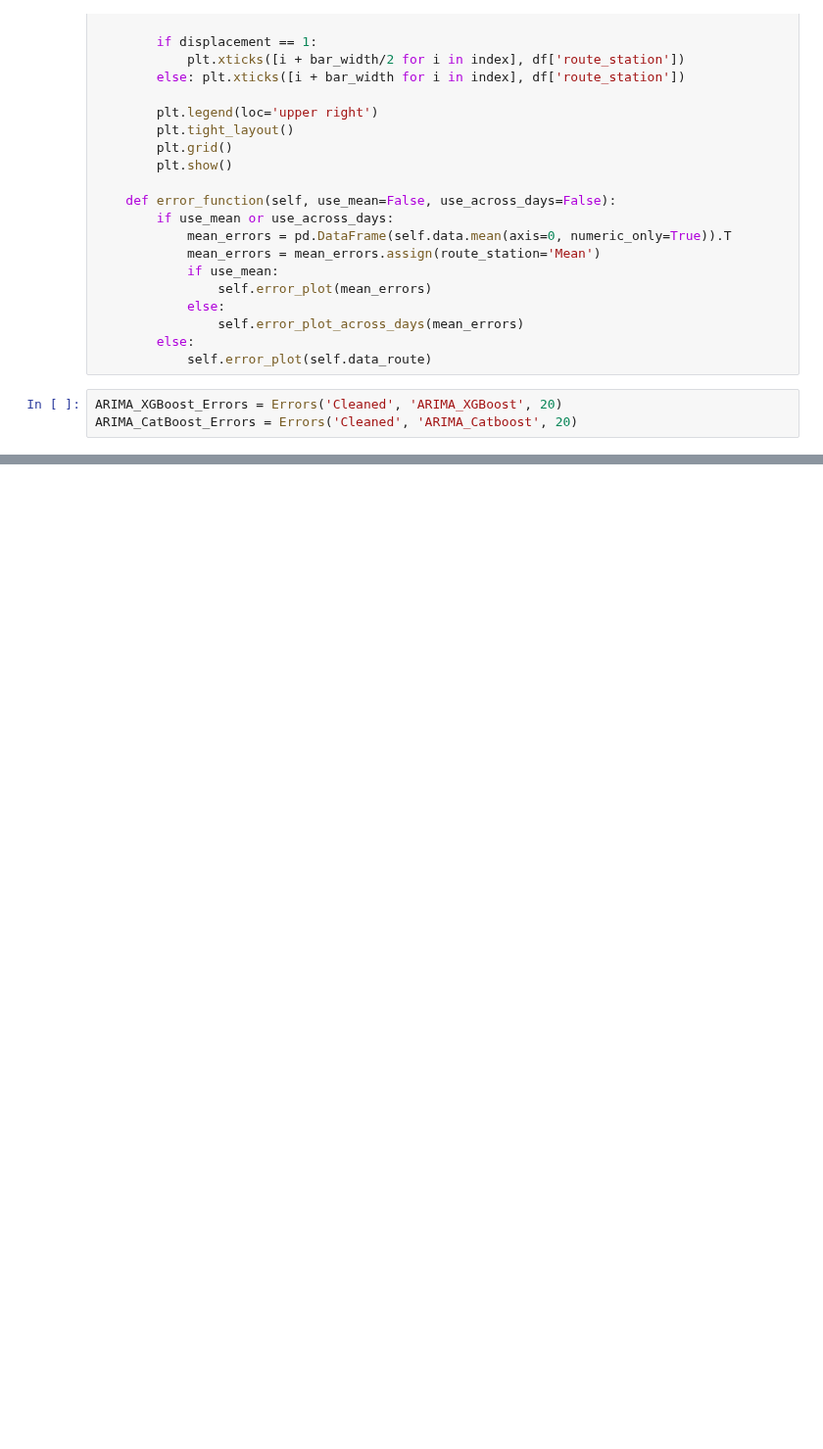
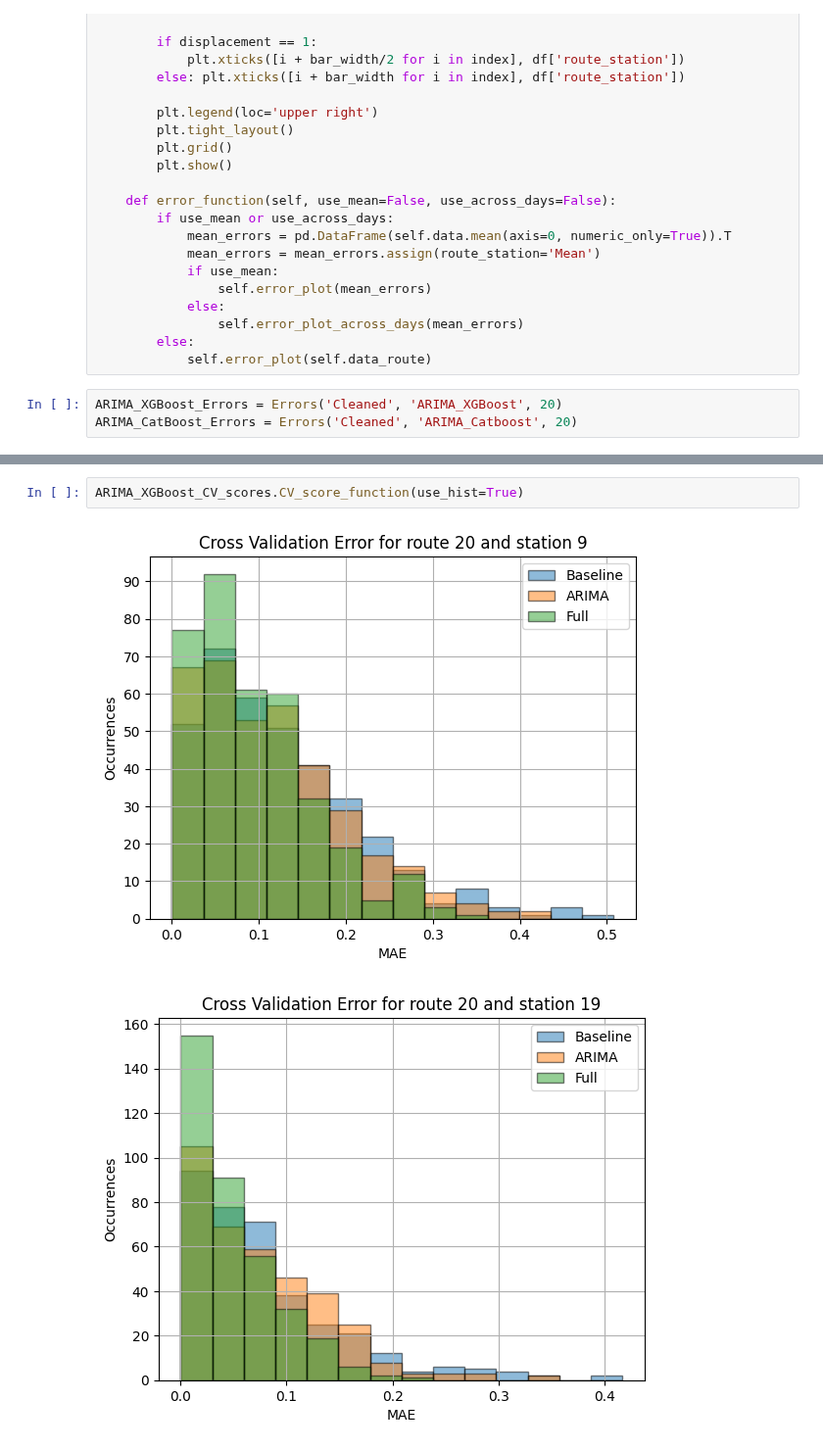
Before and after one commit to clarachristiansen/Bachelor_project, a Jupyter notebook: Visualize_CV_new_format.ipynb, the cells around one changed output, grey strips where cells are left out. Shown at 98% size. Cells and saved outputs as stored; diff of their text form; blank space fills up the shorter version.

```diff
--- a/Visualize_CV_new_format.ipynb
+++ b/Visualize_CV_new_format.ipynb
@@ -271,0 +271,5 @@ test.error_function(use_mean=False, use_across_days=False)
+# %%
+ARIMA_XGBoost_CV_scores.CV_score_function(use_hist=True)
+# %% [output]
+[figure, added]
+[figure, added]
```
Also changed, not shown: parts of 15 cells of this notebook.
